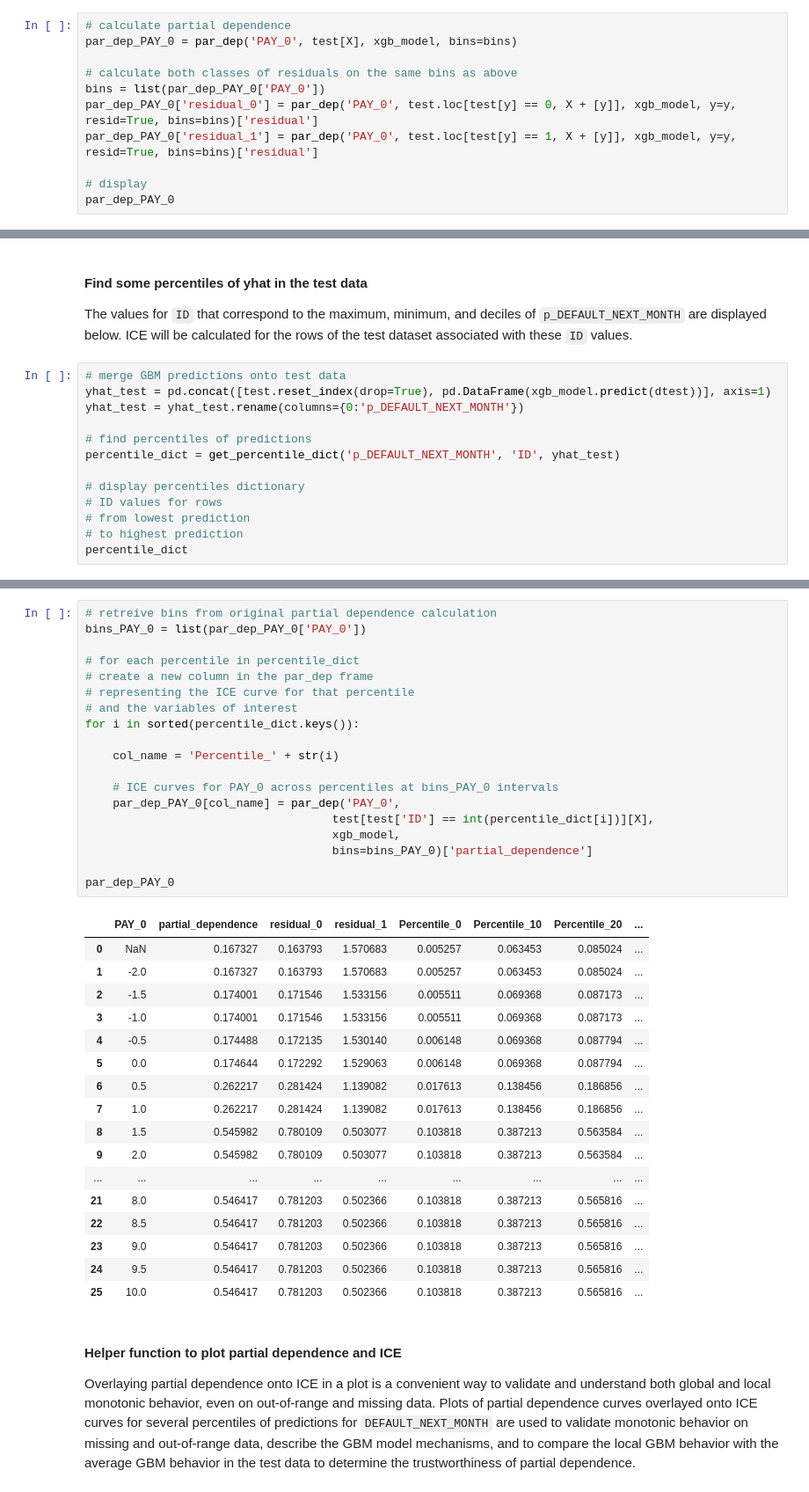
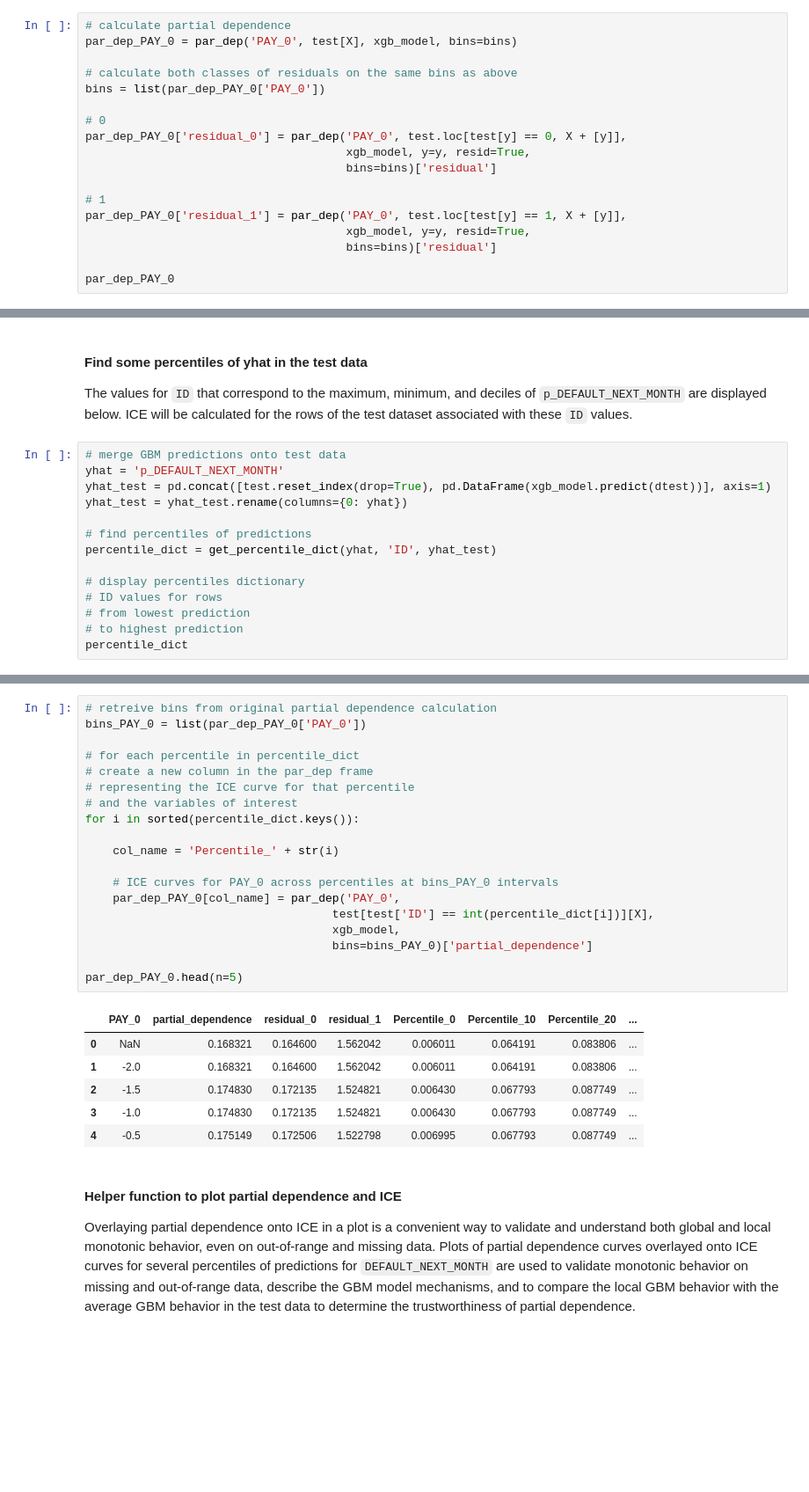
Before and after one commit to jphall663/interpretable_machine_learning_with_python, a Jupyter notebook: debugging_sens_analysis_redux.ipynb, the cells around one changed output, grey strips where cells are left out. Shown at 88% size. Cells and saved outputs as stored; diff of their text form; blank space fills up the shorter version.

```diff
--- a/debugging_sens_analysis_redux.ipynb
+++ b/debugging_sens_analysis_redux.ipynb
@@ -347,10 +357,17 @@ par_dep_PAY_0 = par_dep('PAY_0', test[X], xgb_model, bins=bins)
 
 # calculate both classes of residuals on the same bins as above
 bins = list(par_dep_PAY_0['PAY_0'])
-par_dep_PAY_0['residual_0'] = par_dep('PAY_0', test.loc[test[y] == 0, X + [y]], xgb_model, y=y, resid=True, bins=bins)['residual']
-par_dep_PAY_0['residual_1'] = par_dep('PAY_0', test.loc[test[y] == 1, X + [y]], xgb_model, y=y, resid=True, bins=bins)['residual']
 
-# display
+# 0
+par_dep_PAY_0['residual_0'] = par_dep('PAY_0', test.loc[test[y] == 0, X + [y]],
+                                      xgb_model, y=y, resid=True,
+                                      bins=bins)['residual']
+
+# 1
+par_dep_PAY_0['residual_1'] = par_dep('PAY_0', test.loc[test[y] == 1, X + [y]],
+                                      xgb_model, y=y, resid=True,
+                                      bins=bins)['residual']
+
 par_dep_PAY_0
 # %% [output]
 |  | PAY_0 | partial_dependence | residual_0 | residual_1 |
@@ -413,11 +430,12 @@ def get_percentile_dict(yhat, id_, frame):
 The values for `ID` that correspond to the maximum, minimum, and deciles of `p_DEFAULT_NEXT_MONTH` are displayed below. ICE will be calculated for the rows of the test dataset associated with these `ID` values.
 # %%
 # merge GBM predictions onto test data
+yhat = 'p_DEFAULT_NEXT_MONTH'
 yhat_test = pd.concat([test.reset_index(drop=True), pd.DataFrame(xgb_model.predict(dtest))], axis=1)
-yhat_test = yhat_test.rename(columns={0:'p_DEFAULT_NEXT_MONTH'})
+yhat_test = yhat_test.rename(columns={0: yhat})
 
 # find percentiles of predictions
-percentile_dict = get_percentile_dict('p_DEFAULT_NEXT_MONTH', 'ID', yhat_test)
+percentile_dict = get_percentile_dict(yhat, 'ID', yhat_test)
 
 # display percentiles dictionary
 # ID values for rows
@@ -442,40 +460,29 @@ Here ICE curves are calculated ay the minimum, maximum, deciles of `P_DEFAULT_NE
 # %%
 # retreive bins from original partial dependence calculation
 bins_PAY_0 = list(par_dep_PAY_0['PAY_0'])
 
 # for each percentile in percentile_dict
 # create a new column in the par_dep frame
 # representing the ICE curve for that percentile
 # and the variables of interest
 for i in sorted(percentile_dict.keys()):
 
     col_name = 'Percentile_' + str(i)
 
     # ICE curves for PAY_0 across percentiles at bins_PAY_0 intervals
     par_dep_PAY_0[col_name] = par_dep('PAY_0',
                                     test[test['ID'] == int(percentile_dict[i])][X],
                                     xgb_model,
                                     bins=bins_PAY_0)['partial_dependence']
 
-par_dep_PAY_0
+par_dep_PAY_0.head(n=5)
 # %% [output]
 |  | PAY_0 | partial_dependence | residual_0 | residual_1 | Percentile_0 | Percentile_10 | Percentile_20 | ... |
-| 0 | NaN | 0.167327 | 0.163793 | 1.570683 | 0.005257 | 0.063453 | 0.085024 | ... |
-| 1 | -2.0 | 0.167327 | 0.163793 | 1.570683 | 0.005257 | 0.063453 | 0.085024 | ... |
-| 2 | -1.5 | 0.174001 | 0.171546 | 1.533156 | 0.005511 | 0.069368 | 0.087173 | ... |
-| 3 | -1.0 | 0.174001 | 0.171546 | 1.533156 | 0.005511 | 0.069368 | 0.087173 | ... |
-| 4 | -0.5 | 0.174488 | 0.172135 | 1.530140 | 0.006148 | 0.069368 | 0.087794 | ... |
-| 5 | 0.0 | 0.174644 | 0.172292 | 1.529063 | 0.006148 | 0.069368 | 0.087794 | ... |
-| 6 | 0.5 | 0.262217 | 0.281424 | 1.139082 | 0.017613 | 0.138456 | 0.186856 | ... |
-| 7 | 1.0 | 0.262217 | 0.281424 | 1.139082 | 0.017613 | 0.138456 | 0.186856 | ... |
-| 8 | 1.5 | 0.545982 | 0.780109 | 0.503077 | 0.103818 | 0.387213 | 0.563584 | ... |
-| 9 | 2.0 | 0.545982 | 0.780109 | 0.503077 | 0.103818 | 0.387213 | 0.563584 | ... |
-| ... | ... | ... | ... | ... | ... | ... | ... | ... |
-| 21 | 8.0 | 0.546417 | 0.781203 | 0.502366 | 0.103818 | 0.387213 | 0.565816 | ... |
-| 22 | 8.5 | 0.546417 | 0.781203 | 0.502366 | 0.103818 | 0.387213 | 0.565816 | ... |
-| 23 | 9.0 | 0.546417 | 0.781203 | 0.502366 | 0.103818 | 0.387213 | 0.565816 | ... |
-| 24 | 9.5 | 0.546417 | 0.781203 | 0.502366 | 0.103818 | 0.387213 | 0.565816 | ... |
-| 25 | 10.0 | 0.546417 | 0.781203 | 0.502366 | 0.103818 | 0.387213 | 0.565816 | ... |
+| 0 | NaN | 0.168321 | 0.164600 | 1.562042 | 0.006011 | 0.064191 | 0.083806 | ... |
+| 1 | -2.0 | 0.168321 | 0.164600 | 1.562042 | 0.006011 | 0.064191 | 0.083806 | ... |
+| 2 | -1.5 | 0.174830 | 0.172135 | 1.524821 | 0.006430 | 0.067793 | 0.087749 | ... |
+| 3 | -1.0 | 0.174830 | 0.172135 | 1.524821 | 0.006430 | 0.067793 | 0.087749 | ... |
+| 4 | -0.5 | 0.175149 | 0.172506 | 1.522798 | 0.006995 | 0.067793 | 0.087749 | ... |
 # %% [markdown]
 #### Helper function to plot partial dependence and ICE
 
```
Also changed, not shown: parts of 78 cells of this notebook.
